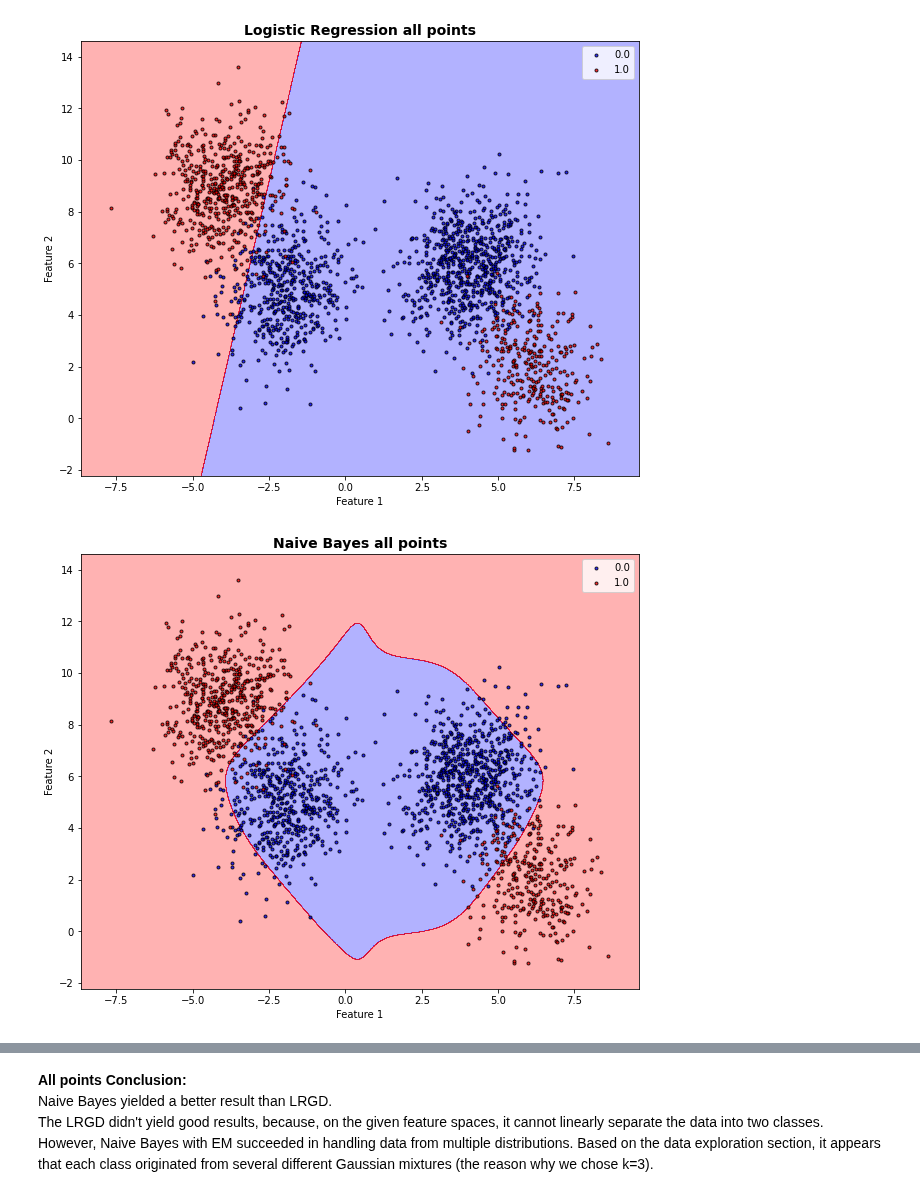
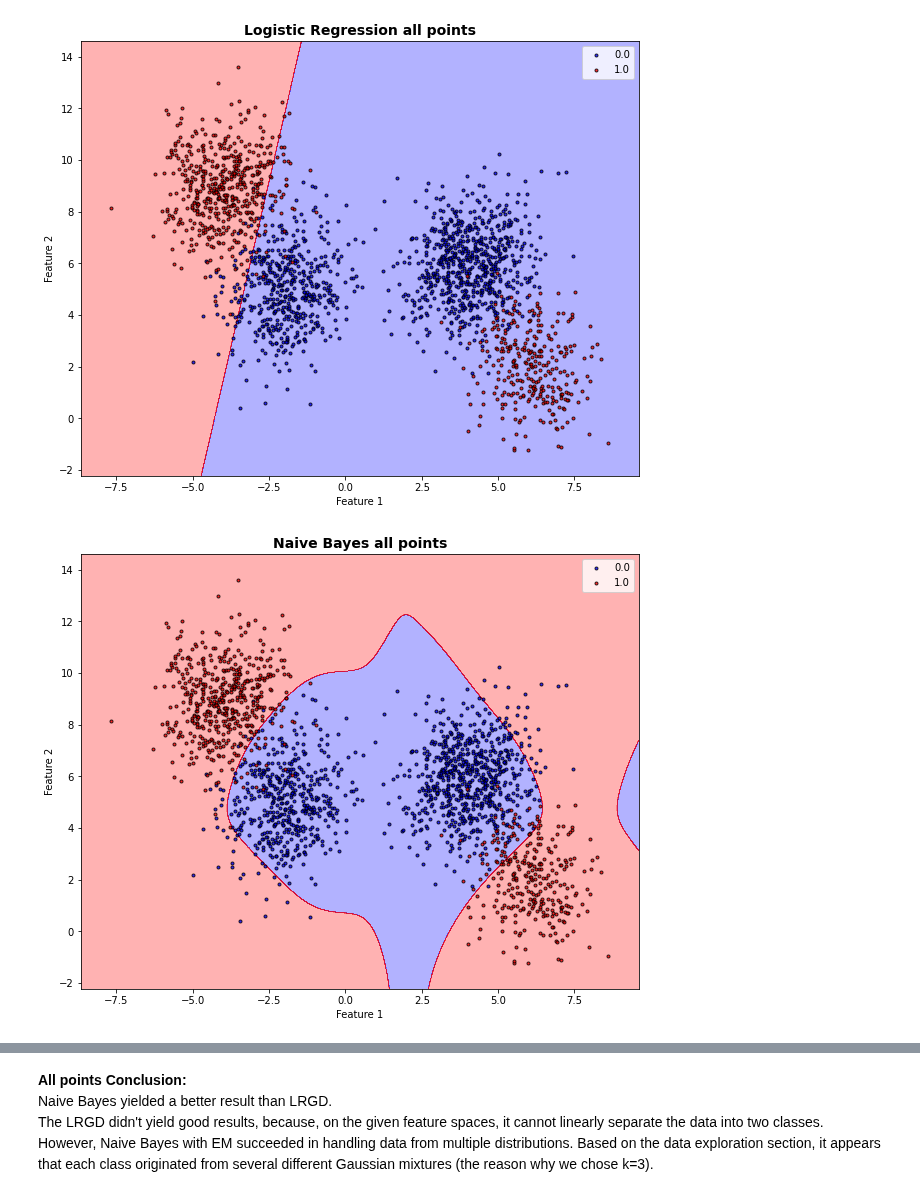
Before and after one commit to Oren-Ben/IDC, a Jupyter notebook: machine_learning/hw4/HW4 204079453_205714447-Copy1.ipynb, the cells around one changed output, grey strips where cells are left out. Saved outputs shown, nothing was run; the diff lists cells and outputs as text; code cells hidden in the pictures.

```diff
--- a/machine_learning/hw4/HW4 204079453_205714447-Copy1.ipynb
+++ b/machine_learning/hw4/HW4 204079453_205714447-Copy1.ipynb
@@ -713,16 +720,23 @@ print(f"Test accuracy: {compute_accuracy(test_all,logreg_all)}")
 
 print('-----------------')
 
+best_k = [0,0,0]
+for i in range(1,5):
+    nb_all = NaiveBayesGaussian(k=i)
+    nb_all.fit(X_train_all,y_train_all)
+    current_k_acc = compute_accuracy(test_all,nb_all)
+    if best_k[1]+0.01 < current_k_acc:
+        best_k[0] = i
+        best_k[1] = current_k_acc
+        best_k[2] = compute_accuracy(train_all,nb_all)
 
-# 3:
-nb_all = NaiveBayesGaussian(k=3)
-nb_all.fit(X_train_all,y_train_all)
 
 # 4:
 # Accuracies printing:
-print("Naive Bayes")
-print(f"Train accuracy: {compute_accuracy(train_all,nb_all)}")
-print(f"Test accuracy: {compute_accuracy(test_all,nb_all)}")
+print("Naive Bayes:")
+print(f" Best k: {best_k[0]}")
+print(f" Train accuracy: {best_k[2]}")
+print(f" Test accuracy: {best_k[1]}")
 # %% [output]
 Logistic Regression (GD)
 Train accuracy: 0.809
@@ -741,15 +756,16 @@ plt.show()
 # %% [output]
 [figure]
 # %%
-# y_train_first_1000.astype(np.integer)
+nb_all = NaiveBayesGaussian(k=best_k[0])
+nb_all.fit(X_train_all,y_train_all)
 plot_decision_regions(X_train_all, y_train_all, nb_all)
 plt.title('Naive Bayes all points', fontweight='bold', fontsize=14)
 plt.xlabel("Feature 1")
 plt.ylabel("Feature 2")
 plt.legend()
 plt.show()
 # %% [output]
-[figure, old version]
+[figure, new version]
 # %%
 plt.plot(np.arange(len(logreg_all.J_history)), logreg_all.J_history)
 plt.xscale('log')
```
Also changed, not shown: parts of 52 cells of this notebook.
